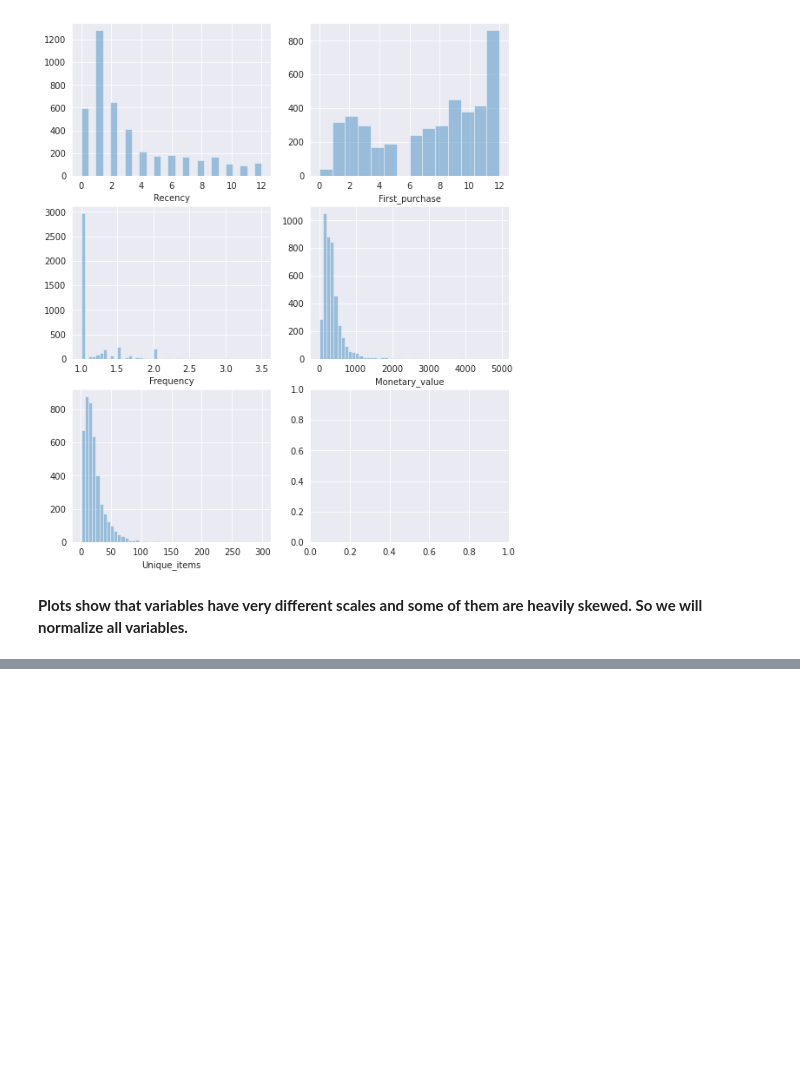
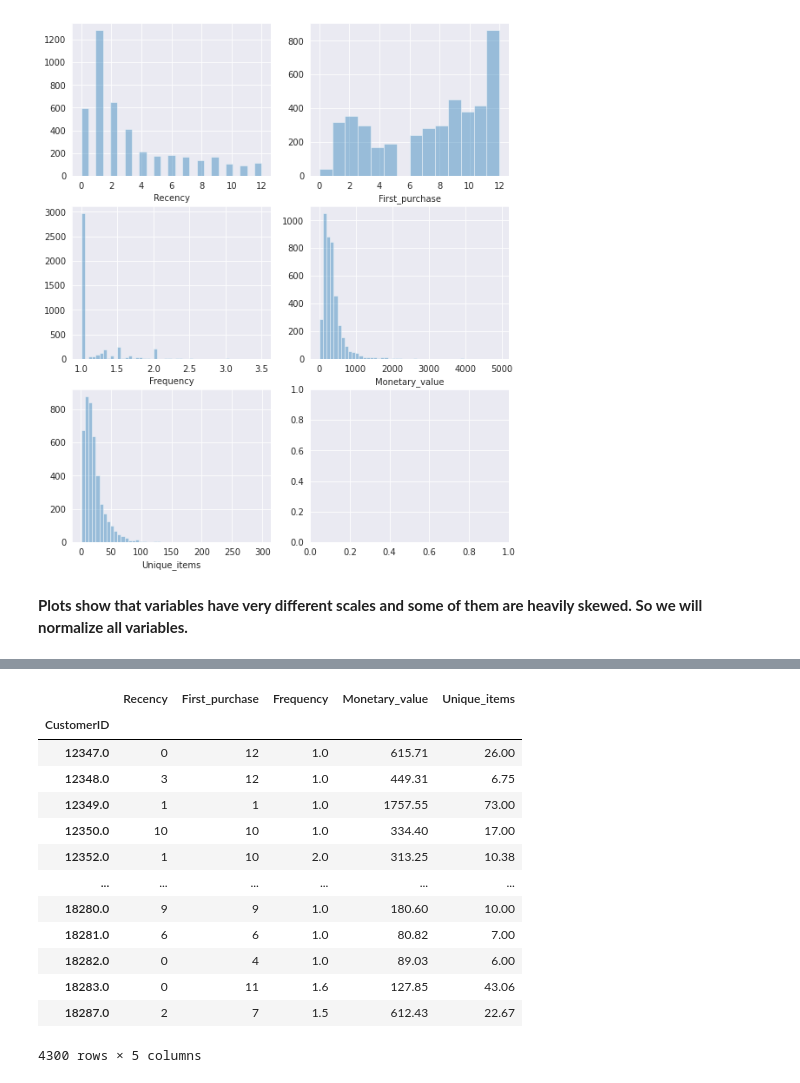
Before and after one commit to Ranjitkumarmuduli/Capstone-Project--4, a Jupyter notebook: Online_Retail_Customer_Segmentation_Capstone_Project.ipynb, the cells around one changed output, grey strips where cells are left out. Saved outputs shown, nothing was run; the diff lists cells and outputs as text; code cells hidden in the pictures; blank space fills up the shorter version.

```diff
--- a/Online_Retail_Customer_Segmentation_Capstone_Project.ipynb
+++ b/Online_Retail_Customer_Segmentation_Capstone_Project.ipynb
@@ -795,0 +812,17 @@ sns.distplot(data_transformed.Unique_items, ax= ax[2][0], kde= False)
+# %%
+data_transformed
+# %% [output]
+|  | Recency | First_purchase | Frequency | Monetary_value | Unique_items |
+| CustomerID |  |  |  |  |  |
+| 12347.0 | 0 | 12 | 1.0 | 615.71 | 26.00 |
+| 12348.0 | 3 | 12 | 1.0 | 449.31 | 6.75 |
+| 12349.0 | 1 | 1 | 1.0 | 1757.55 | 73.00 |
+| 12350.0 | 10 | 10 | 1.0 | 334.40 | 17.00 |
+| 12352.0 | 1 | 10 | 2.0 | 313.25 | 10.38 |
+| ... | ... | ... | ... | ... | ... |
+| 18280.0 | 9 | 9 | 1.0 | 180.60 | 10.00 |
+| 18281.0 | 6 | 6 | 1.0 | 80.82 | 7.00 |
+| 18282.0 | 0 | 4 | 1.0 | 89.03 | 6.00 |
+| 18283.0 | 0 | 11 | 1.6 | 127.85 | 43.06 |
+| 18287.0 | 2 | 7 | 1.5 | 612.43 | 22.67 |
+4300 rows × 5 columns
```
Also changed, not shown: parts of 5 cells of this notebook.
